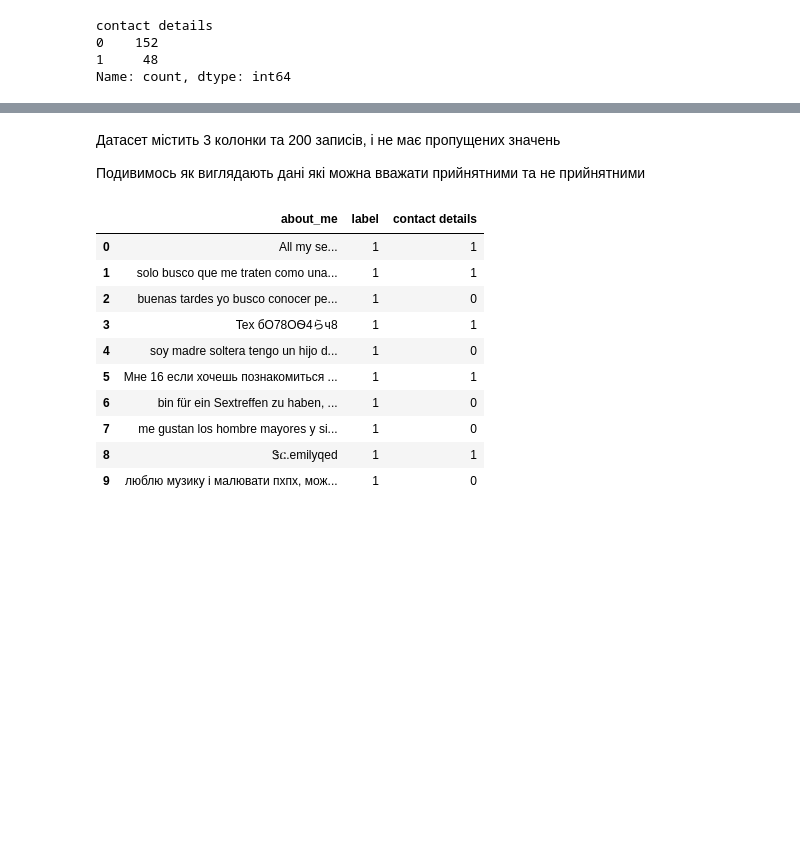
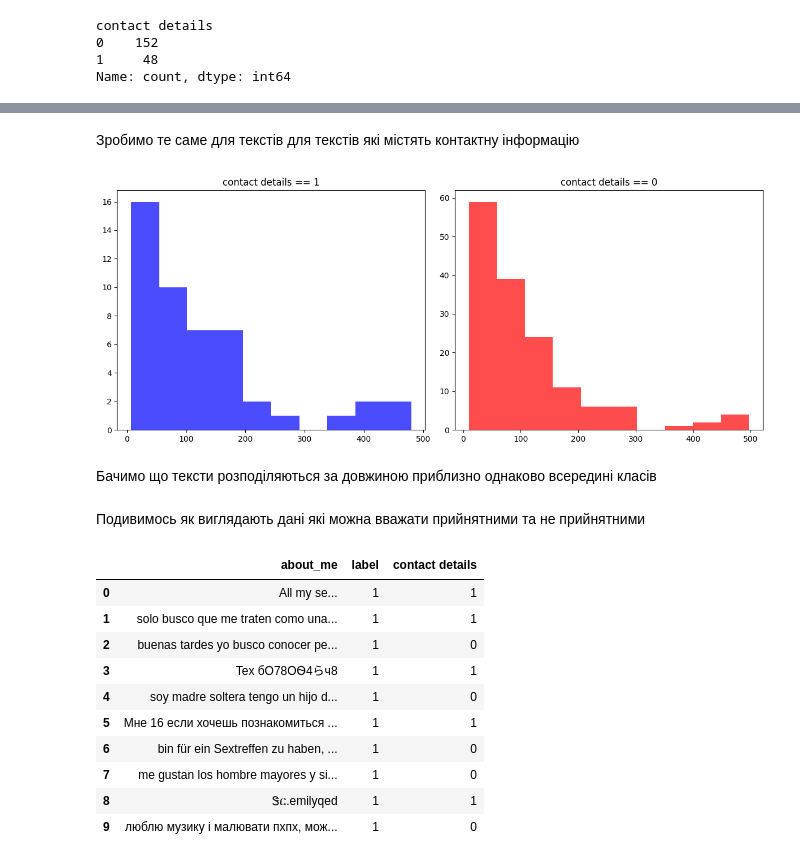
Before and after one commit to YelizavetaP/Scam-Not-scam, a Jupyter notebook: scam_not_scam.ipynb, the cells around one changed output, grey strips where cells are left out. Drawn from its saved outputs; the diff is of its cells as text; code cells hidden in the pictures; blank space fills up the shorter version.

Commit message:
logreg contacts

```diff
--- a/scam_not_scam.ipynb
+++ b/scam_not_scam.ipynb
@@ -72,6 +112,28 @@ Name: count, dtype: int64
+# %% [markdown]
+Зробимо те саме для текстів для текстів які містять контактну інформацію
+# %%
+# довжини текстів де contact details == 1 та contact details == 0
+lens_1 = get_lens(df[df['contact details'] == 1].about_me)
+lens_0 = get_lens(df[df['contact details'] == 0].about_me)
+
+fig, axes = plt.subplots(1, 2, figsize=(12, 5))
+
+axes[0].hist(lens_1, color='blue', alpha=0.7)
+axes[0].set_title('contact details == 1')
+
+
+axes[1].hist(lens_0, color='red', alpha=0.7)
+axes[1].set_title('contact details == 0')
+
+
+plt.tight_layout()
+
+plt.show()
+# %% [output]
+[figure, added]
+# %% [markdown]
+Бачимо що тексти розподіляються за довжиною приблизно однаково всередині класів
 # %% [markdown]
-Датасет містить 3 колонки та 200 записів, і не має пропущених значень
-
 Подивимось як виглядають дані які можна вважати прийнятними та не прийнятними
 # %%
 df[df.label == 1].head(10)
```
Also changed, not shown: parts of 33 cells of this notebook.
